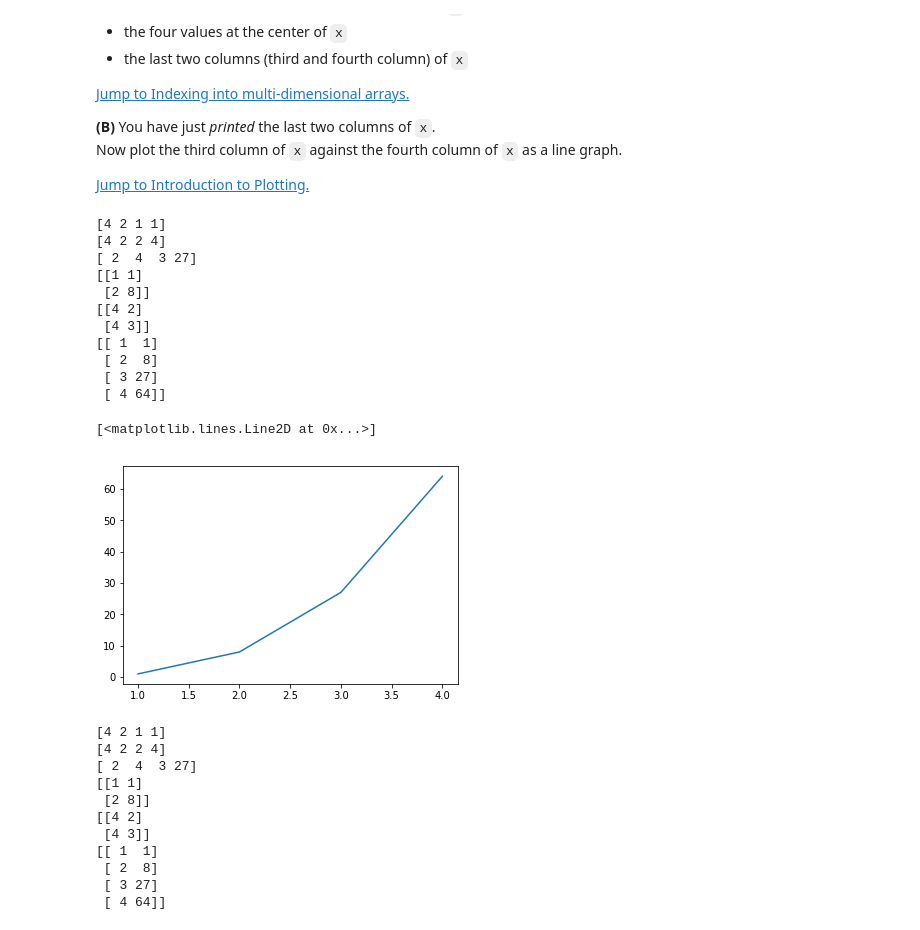
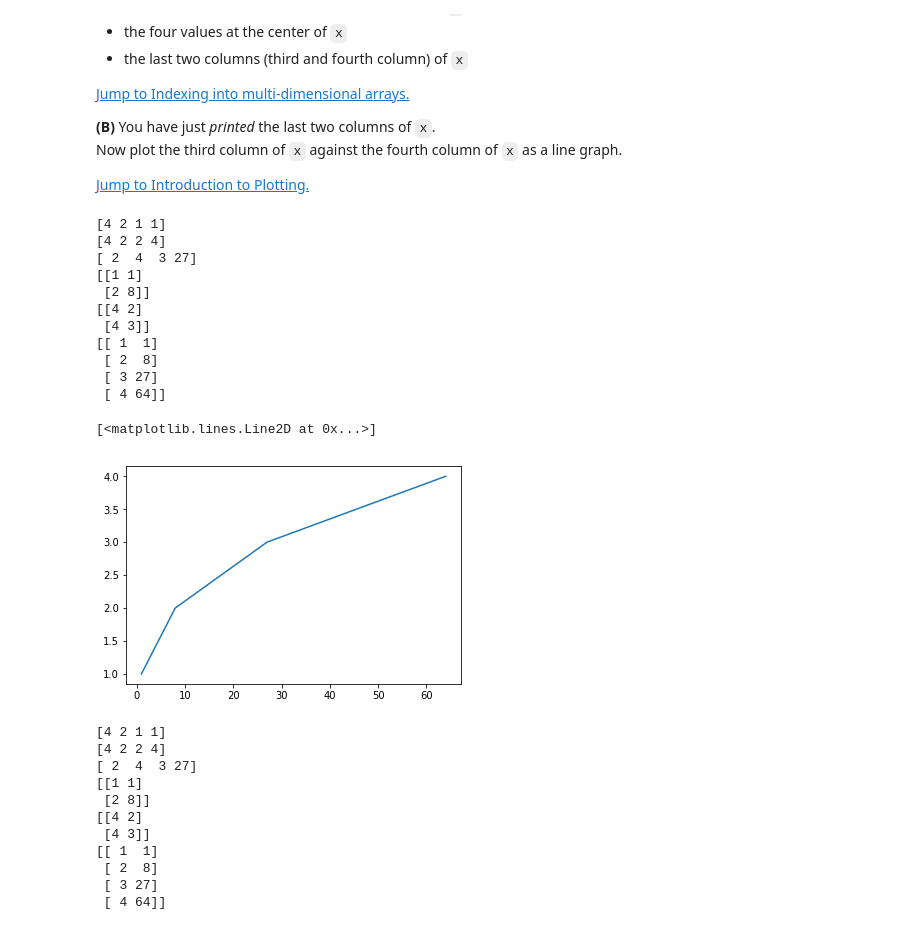
Before and after one commit to Zouhair-Ouaggag/Intro_to_python, a Jupyter notebook: 7_Numerical_computation_with_Numpy.ipynb, the cells around one changed output. Saved outputs shown, nothing was run; the diff lists cells and outputs as text; code cells hidden in the pictures.

```diff
--- a/7_Numerical_computation_with_Numpy.ipynb
+++ b/7_Numerical_computation_with_Numpy.ipynb
@@ -2733,31 +2733,30 @@ __(B)__ You have just *printed* the last two columns of `x`.
 # %%
 # 2D array
 x = np.array([[4, 2, 1, 1],
               [2, 4, 2, 8],
               [2, 4, 3, 27],
               [4, 1, 4, 64]])
 print(x[0])
 print(x[:,0])
 print(x[2])
 print(x[:2,-2:])
 print(x[1:3,1:3])
 print(x[:,-2:])
-
-plt.plot(x[:,2],x[:,3])
+plt.plot(x[:,3],x[:,2])
 # %% [output]
 [4 2 1 1]
 [4 2 2 4]
 [ 2  4  3 27]
 [[1 1]
  [2 8]]
 [[4 2]
  [4 3]]
 [[ 1  1]
  [ 2  8]
  [ 3 27]
  [ 4 64]]
 [<matplotlib.lines.Line2D at 0x...>]
-[figure, old version]
+[figure, new version]
 # %%
 # Example Solution
 
```
Also changed, not shown: parts of 11 cells of this notebook, 51 other files.
